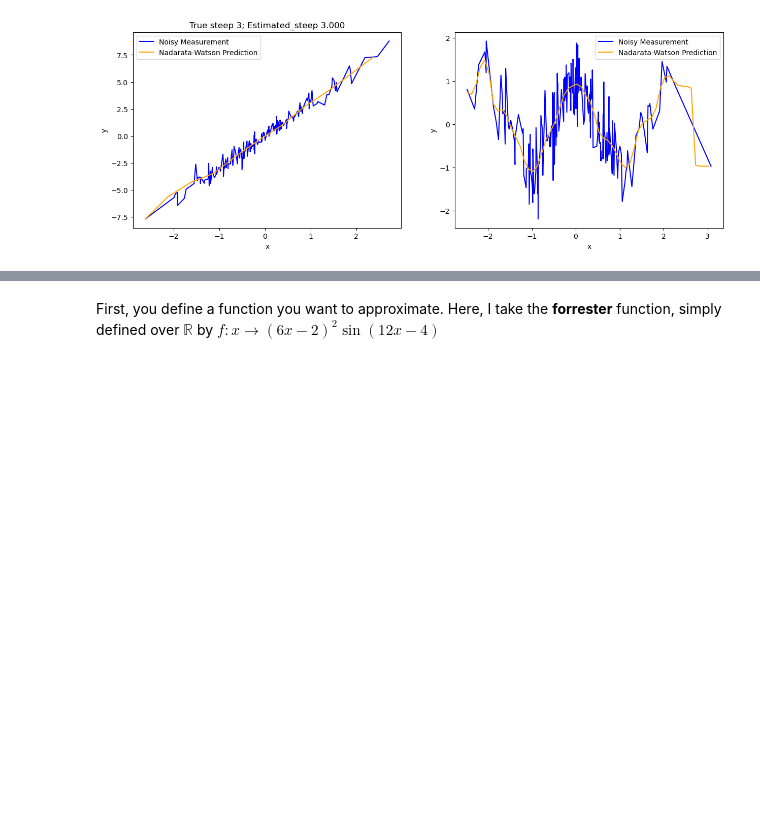
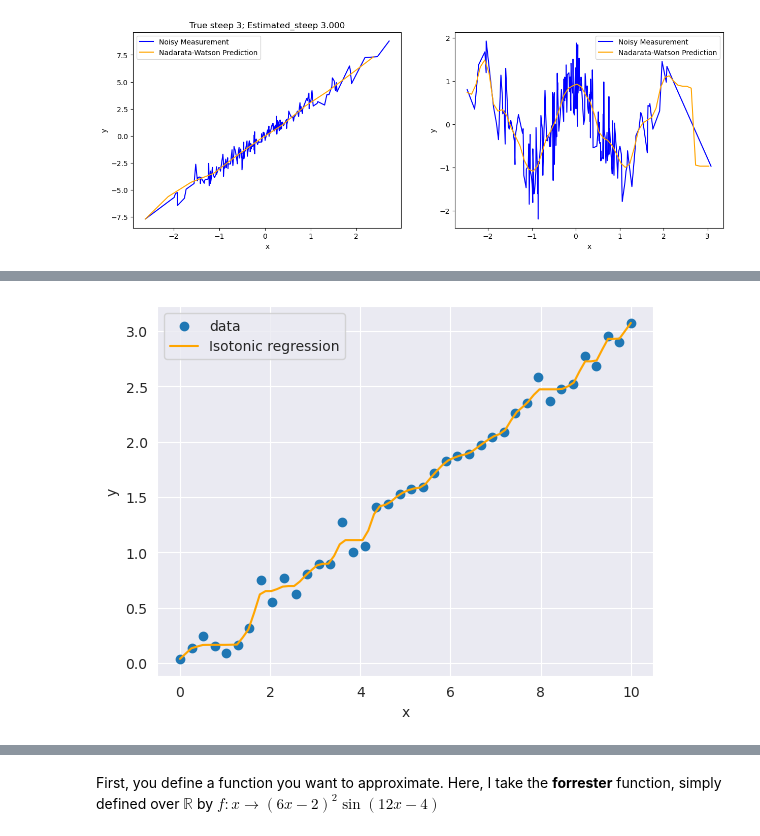
Before and after one commit to roomate/ML_from_scratch, a Jupyter notebook: regression.ipynb, the cells around one changed output, grey strips where cells are left out. Drawn from its saved outputs; the diff is of its cells as text; code cells hidden in the pictures; blank space fills up the shorter version.

Commit message:
Add Isotonic Regression

```diff
--- a/regression.ipynb
+++ b/regression.ipynb
@@ -351,3 +415,22 @@ To solve this problem, the common method is the Pool Adjacent Violators Algorith
+# %%
+X=np.linspace(0,10,40)
+y=X*.3 + np.random.randn(40)*.1
+
+plt.scatter(X, y, label="data")
+
+hat_y=PAVA(y)
+
+X_test=np.linspace(0, 10, 80)
+f=linear_interpolation(X, hat_y)
+f_vect=np.vectorize(f, signature='(n) -> (n)')
+
+plt.plot(X_test, f_vect(X_test[...,None]), c="orange", label="Isotonic regression")
+plt.legend()
+plt.xlabel("x")
+plt.ylabel("y")
+plt.show()
+# %% [output]
+[figure, added]
 # %% [markdown]
 ## Kriging
 
```
Also changed, not shown: parts of 3 cells of this notebook.
